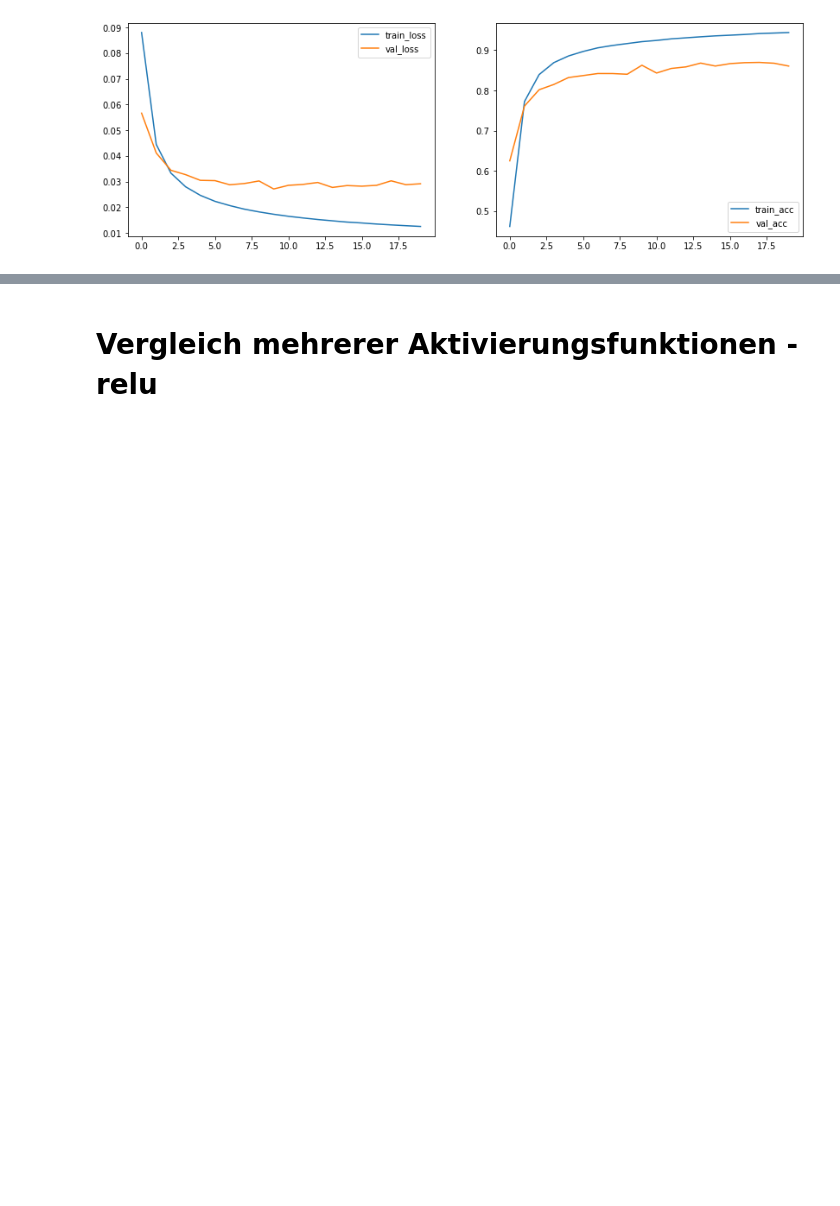
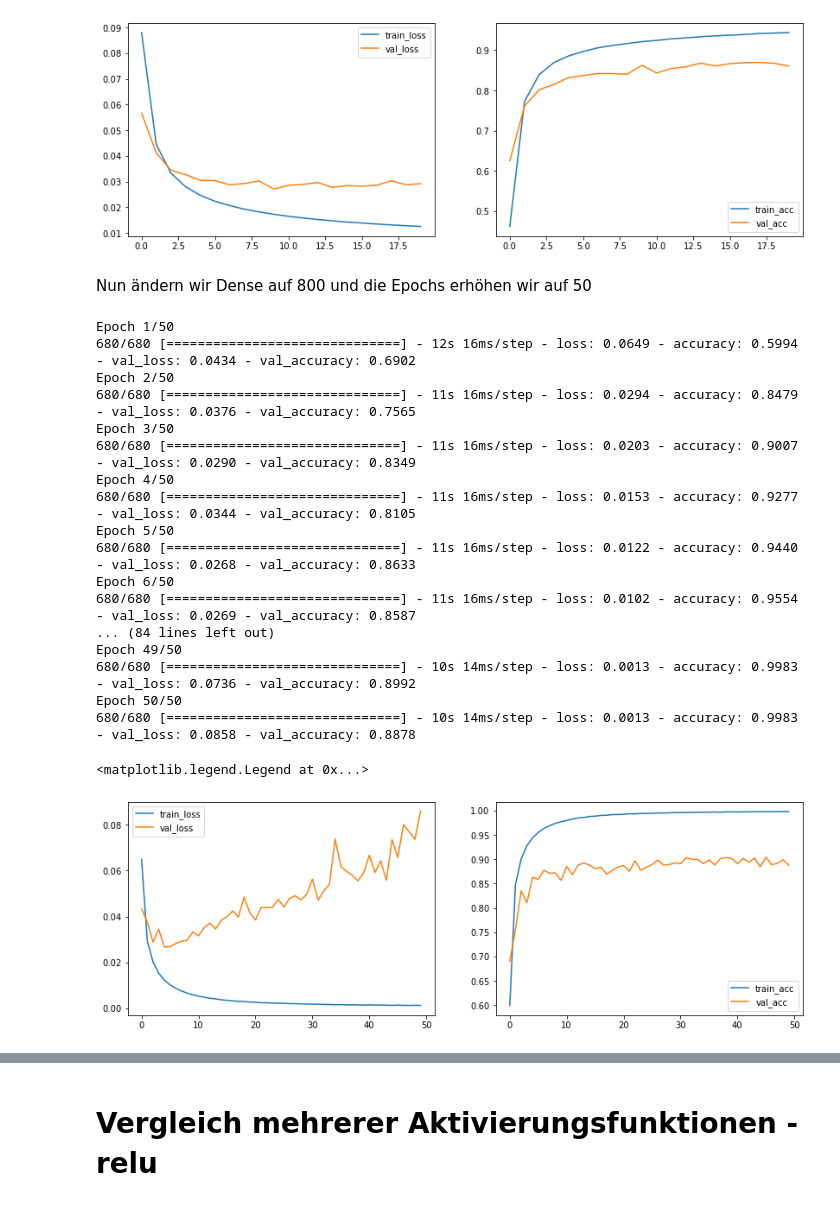
Before and after one commit to nmaaiken/neuro_modularbeit, a Jupyter notebook: 3_Layer_MLP.ipynb, the cells around one changed output, grey strips where cells are left out. Cells and saved outputs as stored; diff of their text form; code cells hidden in the pictures; blank space fills up the shorter version.

```diff
--- a/3_Layer_MLP.ipynb
+++ b/3_Layer_MLP.ipynb
@@ -172,3 +174,58 @@ Epoch 20/20
 680/680 [==============================] - 3s 5ms/step - loss: 0.0125 - accuracy: 0.9438 - val_loss: 0.0291 - val_accuracy: 0.8605
 <matplotlib.legend.Legend at 0x...>
 [figure]
+# %% [markdown]
+Nun ändern wir Dense auf 800 und die Epochs erhöhen wir auf 50
+# %%
+# New Dense 800, epochs 50
+
+# Definition Topologie des Netzes
+three_layer_mlp = Sequential()
+three_layer_mlp.add(Dense(800, activation ='relu', input_dim=1024))
+three_layer_mlp.add(Dense(43, activation='softmax'))
+
+#Lernprozess konfigurieren
+three_layer_mlp.compile(loss='binary_crossentropy',
+              optimizer='rmsprop',
+              metrics=['accuracy'])
+
+# Modell trainieren
+three_layer_mlp_history = three_layer_mlp.fit(x_train_gray, y_train_gray,
+          epochs=50, #Anzahl Trainingsepochen
+          batch_size=128, #Batch-Size
+          verbose=1,
+          validation_data=(x_test_gray, y_test_gray)) #print Ausgabe des Trainingsverlaufes 0=nein 1=ja
+
+#plt.plot(dnn_no_dropout_history.history['accuracy'], label='train_acc')
+#plt.plot(dnn_no_dropout_history.history['val_accuracy'], label='val_acc')
+plt.figure(figsize=(14,10))
+
+plt.subplot(221)
+plt.plot(three_layer_mlp_history.history['loss'], label='train_loss')
+plt.plot(three_layer_mlp_history.history['val_loss'], label='val_loss')
+plt.legend(['train_loss', 'val_loss'])
+
+plt.subplot(222)
+plt.plot(three_layer_mlp_history.history['accuracy'], label='train_acc')
+plt.plot(three_layer_mlp_history.history['val_accuracy'], label='val_acc')
+plt.legend(['train_acc', 'val_acc'])
+# %% [output]
+Epoch 1/50
+680/680 [==============================] - 12s 16ms/step - loss: 0.0649 - accuracy: 0.5994 - val_loss: 0.0434 - val_accuracy: 0.6902
+Epoch 2/50
+680/680 [==============================] - 11s 16ms/step - loss: 0.0294 - accuracy: 0.8479 - val_loss: 0.0376 - val_accuracy: 0.7565
+Epoch 3/50
+680/680 [==============================] - 11s 16ms/step - loss: 0.0203 - accuracy: 0.9007 - val_loss: 0.0290 - val_accuracy: 0.8349
+Epoch 4/50
+680/680 [==============================] - 11s 16ms/step - loss: 0.0153 - accuracy: 0.9277 - val_loss: 0.0344 - val_accuracy: 0.8105
+Epoch 5/50
+680/680 [==============================] - 11s 16ms/step - loss: 0.0122 - accuracy: 0.9440 - val_loss: 0.0268 - val_accuracy: 0.8633
+Epoch 6/50
+680/680 [==============================] - 11s 16ms/step - loss: 0.0102 - accuracy: 0.9554 - val_loss: 0.0269 - val_accuracy: 0.8587
+... (84 lines left out)
+Epoch 49/50
+680/680 [==============================] - 10s 14ms/step - loss: 0.0013 - accuracy: 0.9983 - val_loss: 0.0736 - val_accuracy: 0.8992
+Epoch 50/50
+680/680 [==============================] - 10s 14ms/step - loss: 0.0013 - accuracy: 0.9983 - val_loss: 0.0858 - val_accuracy: 0.8878
+<matplotlib.legend.Legend at 0x...>
+[figure, added]
```
Also changed, not shown: parts of 4 cells of this notebook.
